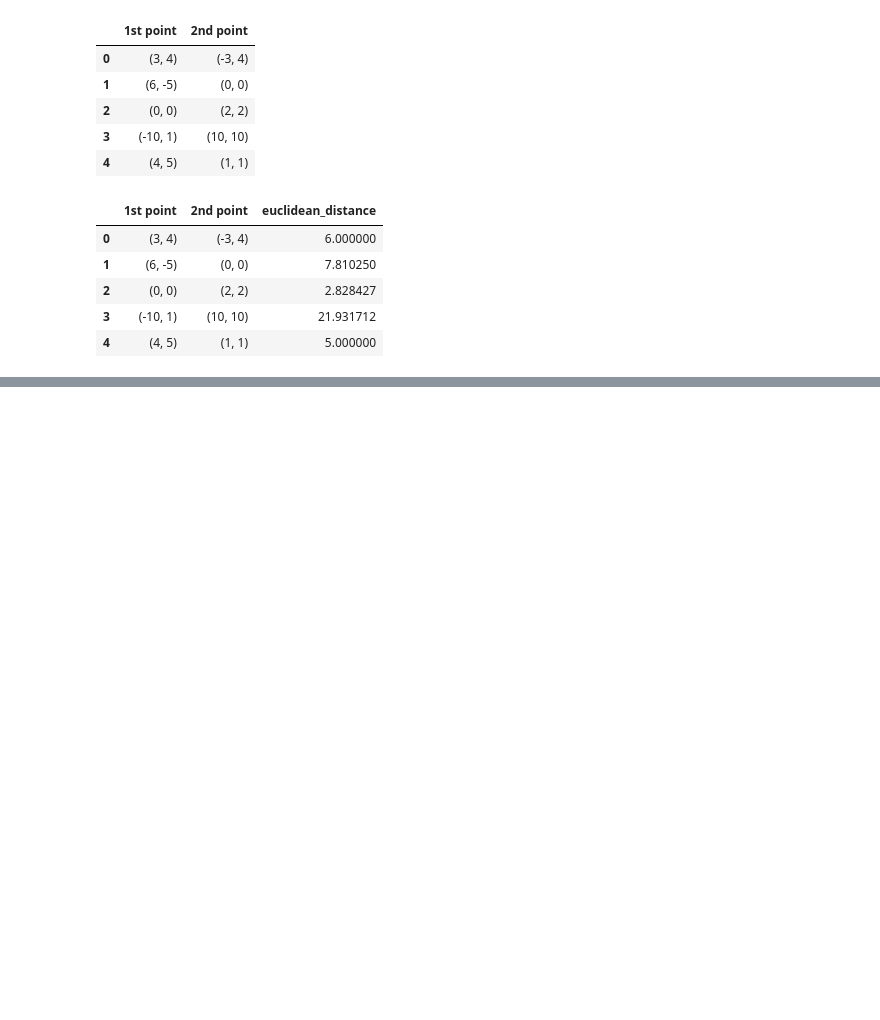
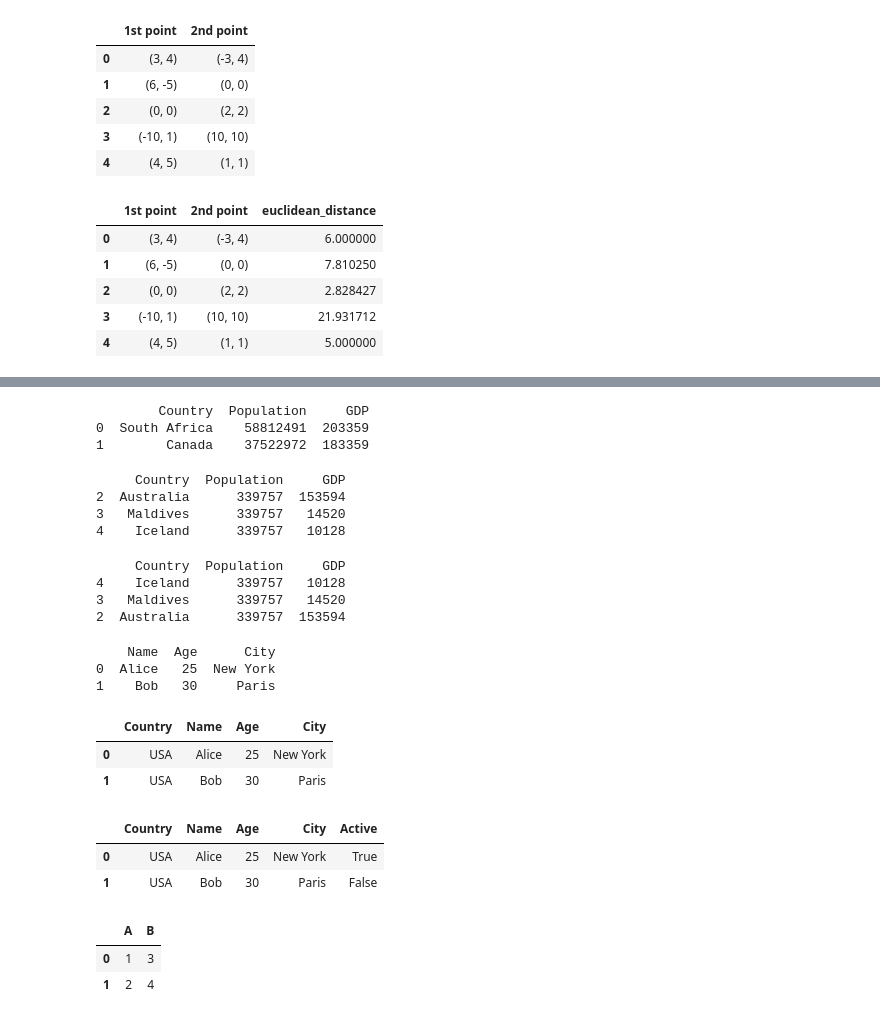
Before and after one commit to Sandip1000/Python_Frameworks_For_Machine_Learning, a Jupyter notebook: Pandas/pandas_dataframe_methods.ipynb, the cells around one changed output, grey strips where cells are left out. Drawn from its saved outputs; the diff is of its cells as text; code cells hidden in the pictures; blank space fills up the shorter version.

Commit message:
pandas dataframe

```diff
--- a/Pandas/pandas_dataframe_methods.ipynb
+++ b/Pandas/pandas_dataframe_methods.ipynb
@@ -792,0 +843,78 @@ points_df
+# %%
+# nlargest and nsmallest(series and dataframe)
+data = {
+    'Country': ['South Africa', 'Canada', 'Australia', 'Maldives', 'Iceland'],
+    'Population': [58812491, 37522972, 339757, 339757, 339757],
+    'GDP': [203359, 183359, 153594, 14520, 10128]
+}
+df = pd.DataFrame(data)
+
+# Get the 2 rows with the largest 'Population'
+top_pop = df.nlargest(2, 'Population')
+print(top_pop)
+# %% [output]
+        Country  Population     GDP
+0  South Africa    58812491  203359
+1        Canada    37522972  183359
+# %%
+# 'keep=all' returns all 3 matching rows for 339757, extending the output
+all_ties = df.nsmallest(3, 'Population', keep='all')
+print(all_ties)
+# %% [output]
+     Country  Population     GDP
+2  Australia      339757  153594
+3   Maldives      339757   14520
+4    Iceland      339757   10128
+# %%
+# Sorts by smallest population first, then breaks ties using lowest GDP
+multi_sort = df.nsmallest(3, ['Population', 'GDP'])
+print(multi_sort)
+# %% [output]
+     Country  Population     GDP
+4    Iceland      339757   10128
+3   Maldives      339757   14520
+2  Australia      339757  153594
+# %%
+# insert(dataframe)
+
+# Create a sample DataFrame
+data = {'Name': ['Alice', 'Bob'], 'City': ['New York', 'Paris']}
+df = pd.DataFrame(data)
+
+# Insert 'Age' at position 1
+df.insert(1, 'Age', [25, 30])
+print(df)
+# %% [output]
+    Name  Age      City
+0  Alice   25  New York
+1    Bob   30     Paris
+# %%
+# Insert a column filled entirely with 'USA' at the beginning (index 0)
+df.insert(0, 'Country', 'USA')
+df
+# %% [output]
+|  | Country | Name | Age | City |
+| 0 | USA | Alice | 25 | New York |
+| 1 | USA | Bob | 30 | Paris |
+# %%
+# Append a column to the end dynamically
+df.insert(len(df.columns), 'Active', [True, False])
+df
+# %% [output]
+|  | Country | Name | Age | City | Active |
+| 0 | USA | Alice | 25 | New York | True |
+| 1 | USA | Bob | 30 | Paris | False |
+# %%
+# copy(series+dataframe)
+
+df = pd.DataFrame({'A': [1, 2], 'B': [3, 4]})
+
+# Create an independent copy
+df_copy = df.copy()
+
+# Modifying the copy does not alter 'df'
+df_copy.at[0, 'A'] = 99
+# %% [output]
+|  | A | B |
+| 0 | 1 | 3 |
+| 1 | 2 | 4 |
```
Also changed, not shown: parts of 9 cells of this notebook.
